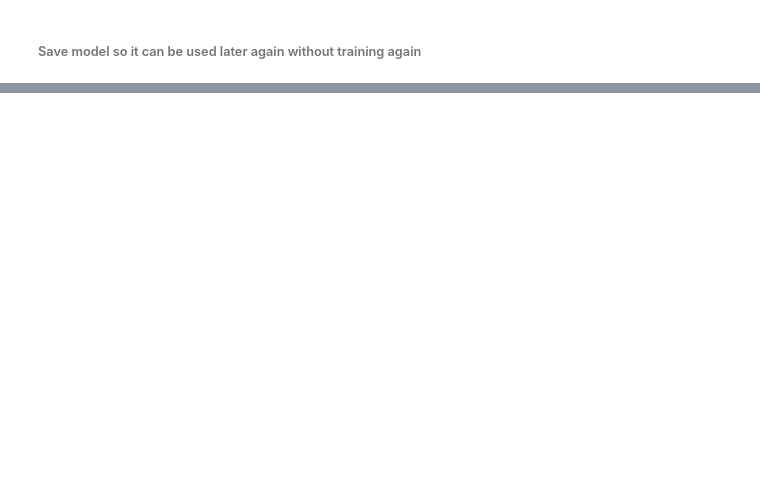
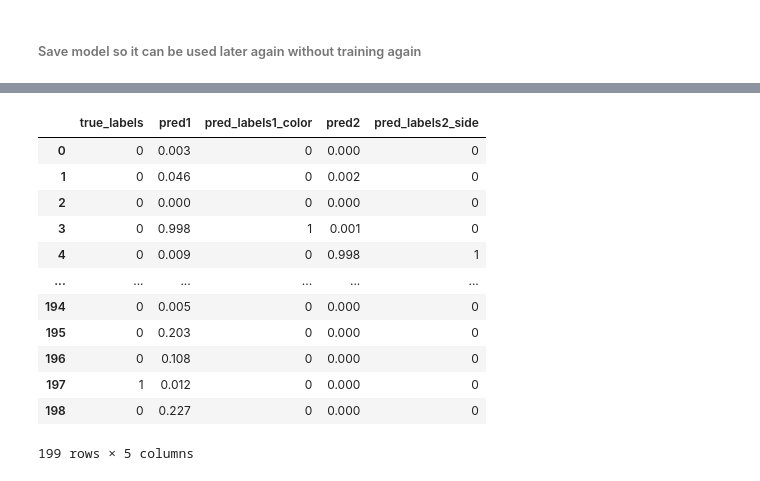
Before and after one commit to louismeeckers/data-fusion-g2, a Jupyter notebook: startingPoint.ipynb, the cells around one changed output, grey strips where cells are left out. Cells and saved outputs as stored; diff of their text form; code cells hidden in the pictures; blank space fills up the shorter version.

```diff
--- a/startingPoint.ipynb
+++ b/startingPoint.ipynb
@@ -442,0 +330,23 @@ model2 = load_model('model3_side_cam.h5')
+# %%
+def predict(model, test_generator):
+    # predict the labels for test data
+    test_generator.reset()
+    pred = model.predict(test_generator)
+
+    # convert the predictions to binary labels
+    pred_labels = [1 if p >= 0.5 else 0 for p in pred]
+
+    return pred_labels, pred
+
+def accuracy(model, test_generator, model_number):
+    loss, accuracy = model.evaluate(test_generator)
+    print('Accuracy on test set for model number', model_number, ': ', accuracy)
+
+
+pred_labels1, pred1 = predict(model1, test_generator1)
+print('Prediction done, Model 1')
+pred_labels2, pred2 = predict(model2, test_generator2)
+print('Prediction done, Model 2')
+
+accuracy(model1, test_generator1, '1')
+accuracy(model2, test_generator2, '2')
@@ -442,0 +369,22 @@ model2 = load_model('model3_side_cam.h5')
+# %%
+true_labels_df = pd.DataFrame({'true_labels': test_generator1.labels})
+pred_labels_df1 = pd.DataFrame({'pred_labels1_color': pred_labels1})
+pred_labels_df2 = pd.DataFrame({'pred_labels2_side': pred_labels2})
+
+result_df = pd.concat([true_labels_df, pred1_df, pred_labels_df1, pred2_df, pred_labels_df2], axis=1)
+
+result_df
+# %% [output]
+|  | true_labels | pred1 | pred_labels1_color | pred2 | pred_labels2_side |
+| 0 | 0 | 0.003 | 0 | 0.000 | 0 |
+| 1 | 0 | 0.046 | 0 | 0.002 | 0 |
+| 2 | 0 | 0.000 | 0 | 0.000 | 0 |
+| 3 | 0 | 0.998 | 1 | 0.001 | 0 |
+| 4 | 0 | 0.009 | 0 | 0.998 | 1 |
+| ... | ... | ... | ... | ... | ... |
+| 194 | 0 | 0.005 | 0 | 0.000 | 0 |
+| 195 | 0 | 0.203 | 0 | 0.000 | 0 |
+| 196 | 0 | 0.108 | 0 | 0.000 | 0 |
+| 197 | 1 | 0.012 | 0 | 0.000 | 0 |
+| 198 | 0 | 0.227 | 0 | 0.000 | 0 |
+199 rows × 5 columns
```
Also changed, not shown: parts of 25 cells of this notebook.
